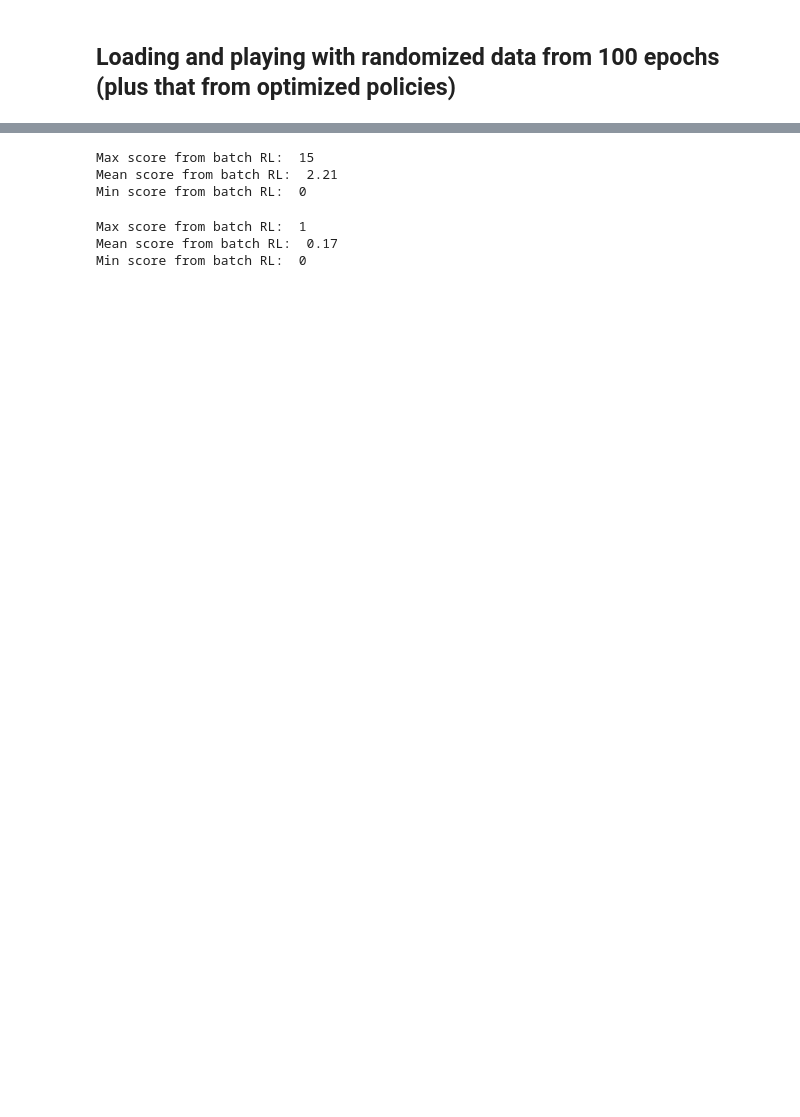
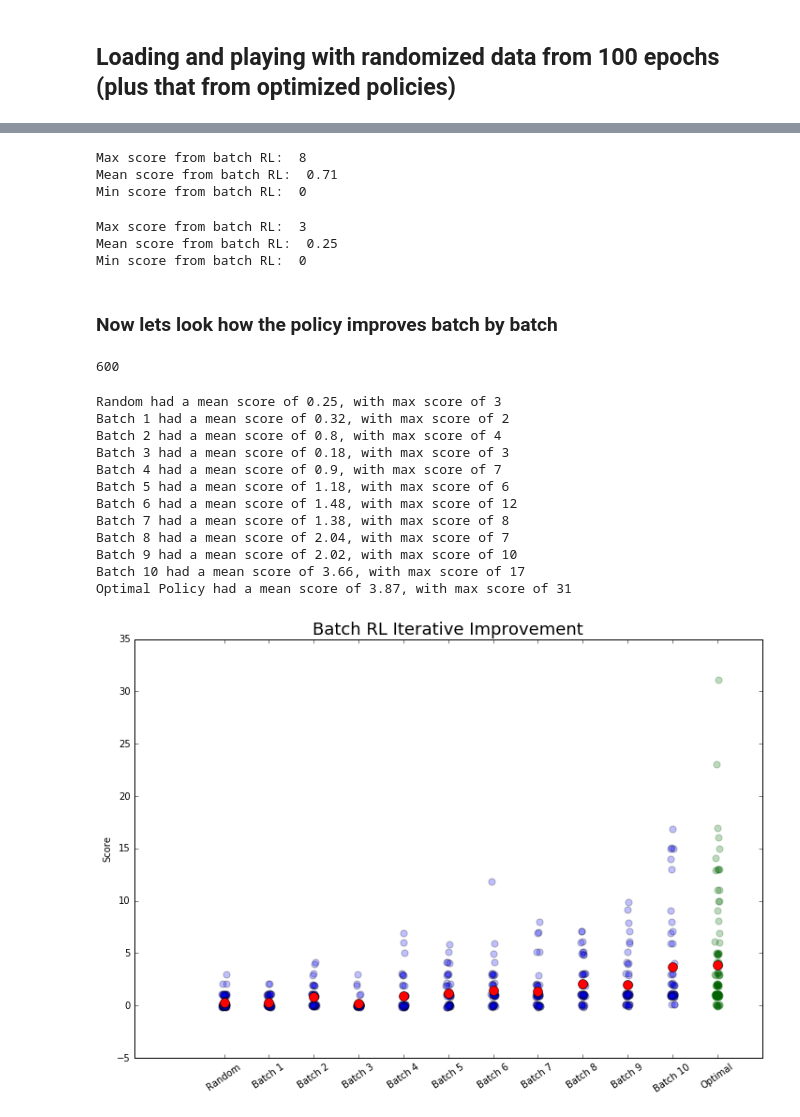
Before and after one commit to twkillian/cs181_practicals, a Jupyter notebook: Practical 4/practical4-code/hacking_policy_development.ipynb, the cells around one changed output, grey strips where cells are left out. Drawn from its saved outputs; the diff is of its cells as text; code cells hidden in the pictures; blank space fills up the shorter version.

```diff
--- a/Practical 4/practical4-code/hacking_policy_development.ipynb
+++ b/Practical 4/practical4-code/hacking_policy_development.ipynb
@@ -51,17 +51,62 @@ Mean score from batch RL:  16.09
 Min score from batch RL:  0
 # %%
-print "Max score from batch RL: ",np.max(hist_dict['score_history'])
-print "Mean score from batch RL: ",np.mean(hist_dict['score_history'])
-print "Min score from batch RL: ",np.min(hist_dict['score_history'])
+print "Max score from Online Q learning: ",np.max(hist_dict['score_history'])
+print "Mean score from Online Q learning: ",np.mean(hist_dict['score_history'])
+print "Min score from Online Q learning: ",np.min(hist_dict['score_history'])
 # %% [output]
-Max score from batch RL:  15
-Mean score from batch RL:  2.21
+Max score from batch RL:  8
+Mean score from batch RL:  0.71
 Min score from batch RL:  0
 # %%
-print "Max score from batch RL: ",np.max(random_hist_dict['score_history'])
-print "Mean score from batch RL: ",np.mean(random_hist_dict['score_history'])
-print "Min score from batch RL: ",np.min(random_hist_dict['score_history'])
+print "Max score from Random Policy: ",np.max(random_hist_dict['score_history'])
+print "Mean score from Random Policy: ",np.mean(random_hist_dict['score_history'])
+print "Min score from batch Random Policy: ",np.min(random_hist_dict['score_history'])
 # %% [output]
-Max score from batch RL:  1
-Mean score from batch RL:  0.17
+Max score from batch RL:  3
+Mean score from batch RL:  0.25
 Min score from batch RL:  0
+# %% [markdown]
+### Now lets look how the policy improves batch by batch
+# %%
+with open("batch_learning_hist","r") as bh:
+    batch_iter_hist = pickle.load(bh)
+# %%
+len(batch_iter_hist['score_history'])
+# %% [output]
+600
+# %%
+xlab = []
+plt.figure(figsize=(12,8))
+for ii in range(11):
+    if ii == 0:
+        temp = batch_iter_hist['score_history'][:100]
+        test = "Random"
+    else:
+        temp = batch_iter_hist['score_history'][(100+(ii-1)*50):(100+(ii)*50)]
+        test = "Batch {}".format(ii)
+    plt.scatter(np.ones(len(temp))*ii+np.random.uniform(low=-0.05,high=0.05,size=len(temp)),temp+np.random.uniform(low=-0.15,high=0.15,size=len(temp)),alpha=0.25,s=50)
+    plt.plot(ii,np.mean(temp),'ro',markersize=10)
+    xlab.append(test)
+    print test+" had a mean score of {0}, with max score of {1}".format(np.mean(temp),np.max(temp))
+plt.scatter(np.ones(len(batch_hist_dict['score_history']))*11+np.random.uniform(low=-0.05,high=0.05,size=len(batch_hist_dict['score_history'])),batch_hist_dict['score_history']+np.random.uniform(low=-0.15,high=0.15,size=len(batch_hist_dict['score_history'])),alpha=0.25,color='darkgreen',s=50)
+plt.plot(11,np.mean(batch_hist_dict['score_history']),'ro',markersize=10)
+print "Optimal Policy had a mean score of {0}, with max score of {1}".format(np.mean(batch_hist_dict['score_history']),np.max(batch_hist_dict['score_history']))
+xlab.append("Optimal")
+plt.ylabel('Score')
+plt.xticks(range(12),xlab,rotation=35)
+plt.title("Batch RL Iterative Improvement",fontsize=18)
+plt.show()
+# %% [output]
+Random had a mean score of 0.25, with max score of 3
+Batch 1 had a mean score of 0.32, with max score of 2
+Batch 2 had a mean score of 0.8, with max score of 4
+Batch 3 had a mean score of 0.18, with max score of 3
+Batch 4 had a mean score of 0.9, with max score of 7
+Batch 5 had a mean score of 1.18, with max score of 6
+Batch 6 had a mean score of 1.48, with max score of 12
+Batch 7 had a mean score of 1.38, with max score of 8
+Batch 8 had a mean score of 2.04, with max score of 7
+Batch 9 had a mean score of 2.02, with max score of 10
+Batch 10 had a mean score of 3.66, with max score of 17
+Optimal Policy had a mean score of 3.87, with max score of 31
+[figure, added]
```
Also changed, not shown: parts of 5 cells of this notebook, 5 other files.
